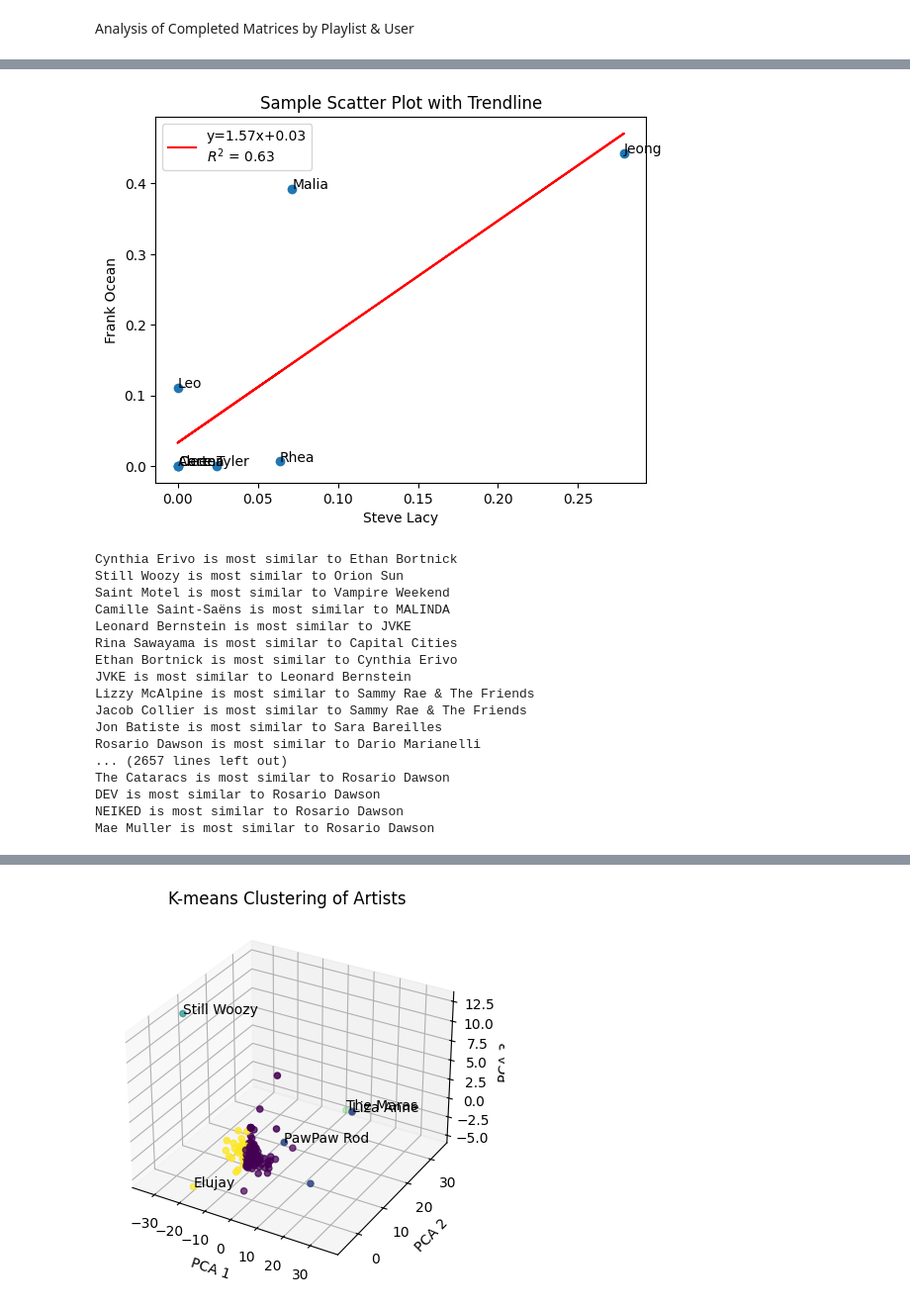
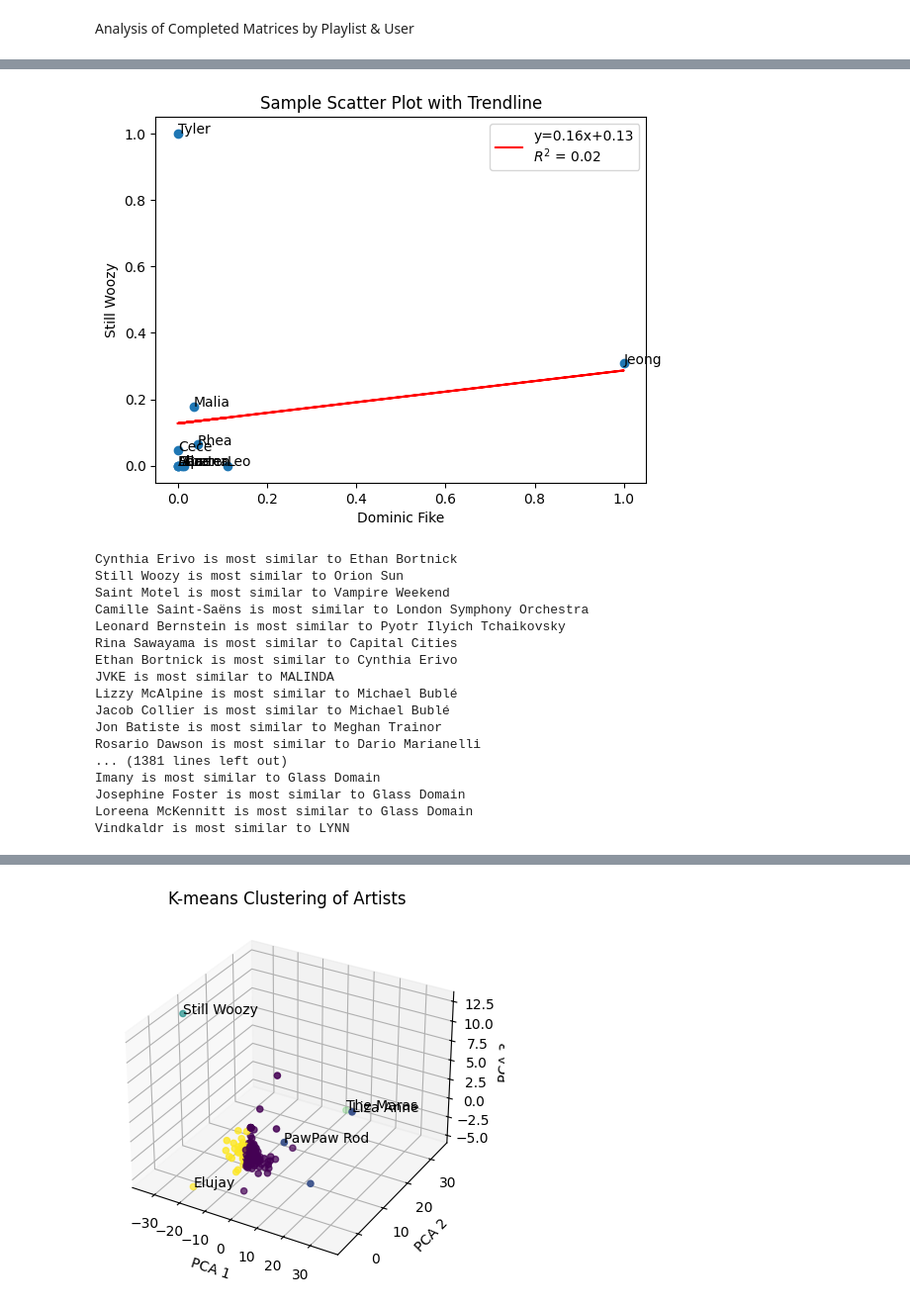
Before and after one commit to rhea-mal/MusicRecommendation, a Jupyter notebook: create_playlist_matrix.ipynb, the cells around one changed output, grey strips where cells are left out. Shown: that part at 99% size. Saved outputs shown, nothing was run; the diff lists cells and outputs as text; code cells hidden in the pictures.

```diff
--- a/create_playlist_matrix.ipynb
+++ b/create_playlist_matrix.ipynb
@@ -12,4 +12,4 @@ from numpy.linalg import norm
 
 
 # ADD PATH TO PLAYLIST FOLDER HERE
-folder_path = '/Users/john/john/projects/dealing_with_data/MusicRecommendation/playlists'
+folder_path = 'playlists'
@@ -392,37 +355,37 @@ Row 7: Max Value = 1.0000000000000004, Column = Drake
 # %%
 ## CORRELATION BETWEEN ARTISTS ACROSS PLAYLISTS
 
-artist1 = 'Steve Lacy'
-artist2 = 'Frank Ocean'
+artist1 = 'Dominic Fike'
+artist2 = 'Still Woozy'
 
 # chose USER OR PLAYLIST HERE -- playlist is how much steve lacy and frank ocean is on each playlist. user steve lacy and frank ocean in all user's playlists
 new_df = user_new
 x = new_df[artist1]
 y = new_df[artist2]
 
 slope, intercept = np.polyfit(x, y, 1)
 trendline = slope * x + intercept
 
 # Calculate R^2 value
 r_squared = np.corrcoef(x, y)[0, 1]**2
 
 # Create scatter plot
 plt.scatter(x, y)
 
 # Add trendline
 plt.plot(x, trendline, color='red', label=f'y={slope:.2f}x+{intercept:.2f}\n$R^2$ = {r_squared:.2f}')
 
 # Adding titles and labels
 for i, txt in enumerate(new_df.index):
     plt.annotate(txt, (x[i], y[i]))
 
 plt.title("Sample Scatter Plot with Trendline")
 plt.xlabel(artist1)
 plt.ylabel(artist2)
 plt.legend()
 plt.show()
 # %% [output]
-[figure, old version]
+[figure, new version]
 # %%
 ## FIND SIMILAR ARTISTS
 
@@ -438,25 +401,26 @@ np.fill_diagonal(distances_artists.values, np.inf)
 
 for artist in distances_artists.index:
     most_similar_artist = distances_artists.loc[artist].idxmin()
-    print(f"{artist} is most similar to {most_similar_artist}")
+    if most_similar_artist != "Rosario Dawson":
+        print(f"{artist} is most similar to {most_similar_artist}")
 # %% [output]
 Cynthia Erivo is most similar to Ethan Bortnick
 Still Woozy is most similar to Orion Sun
 Saint Motel is most similar to Vampire Weekend
-Camille Saint-Saëns is most similar to MALINDA
-Leonard Bernstein is most similar to JVKE
+Camille Saint-Saëns is most similar to London Symphony Orchestra
+Leonard Bernstein is most similar to Pyotr Ilyich Tchaikovsky
 Rina Sawayama is most similar to Capital Cities
 Ethan Bortnick is most similar to Cynthia Erivo
-JVKE is most similar to Leonard Bernstein
-Lizzy McAlpine is most similar to Sammy Rae & The Friends
-Jacob Collier is most similar to Sammy Rae & The Friends
-Jon Batiste is most similar to Sara Bareilles
+JVKE is most similar to MALINDA
+Lizzy McAlpine is most similar to Michael Bublé
+Jacob Collier is most similar to Michael Bublé
+Jon Batiste is most similar to Meghan Trainor
 Rosario Dawson is most similar to Dario Marianelli
-... (2657 lines left out)
-The Cataracs is most similar to Rosario Dawson
-DEV is most similar to Rosario Dawson
-NEIKED is most similar to Rosario Dawson
-Mae Muller is most similar to Rosario Dawson
+... (1381 lines left out)
+Imany is most similar to Glass Domain
+Josephine Foster is most similar to Glass Domain
+Loreena McKennitt is most similar to Glass Domain
+Vindkaldr is most similar to LYNN
 # %%
 # SIMILAR USERS: Calculate pairwise Euclidean distances
 print("Raw Euclidean Distances:")
```
Also changed, not shown: parts of 5 cells of this notebook, 4 other files.
